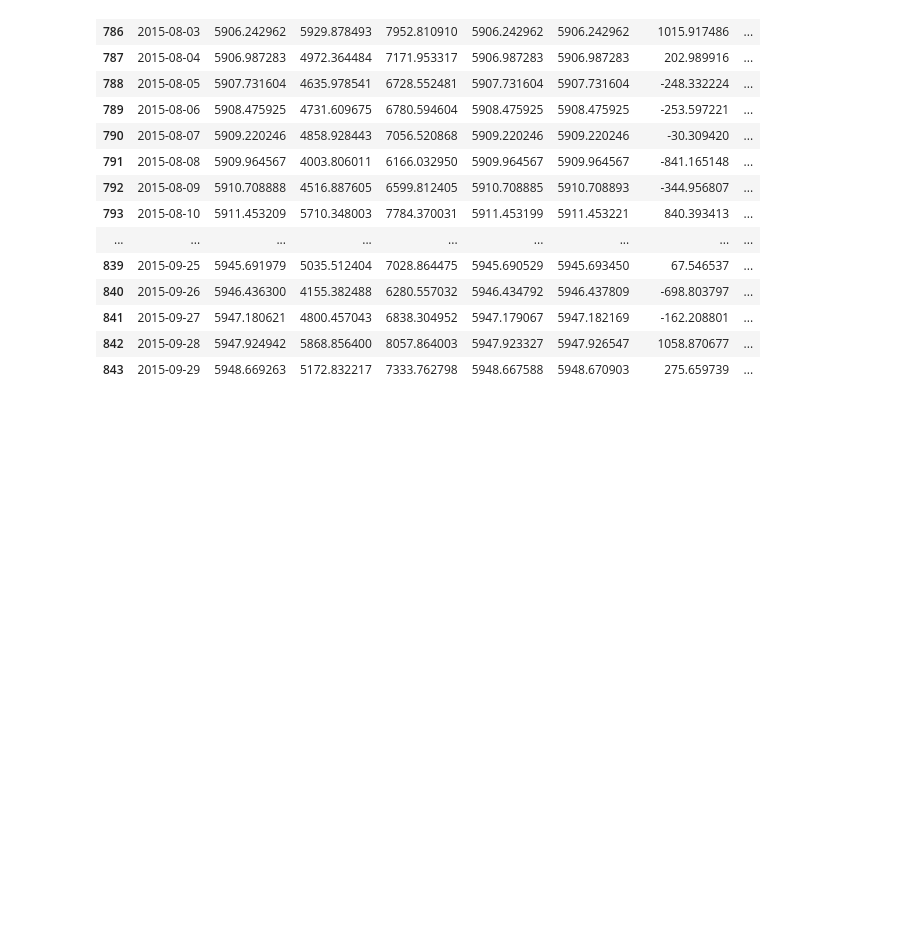
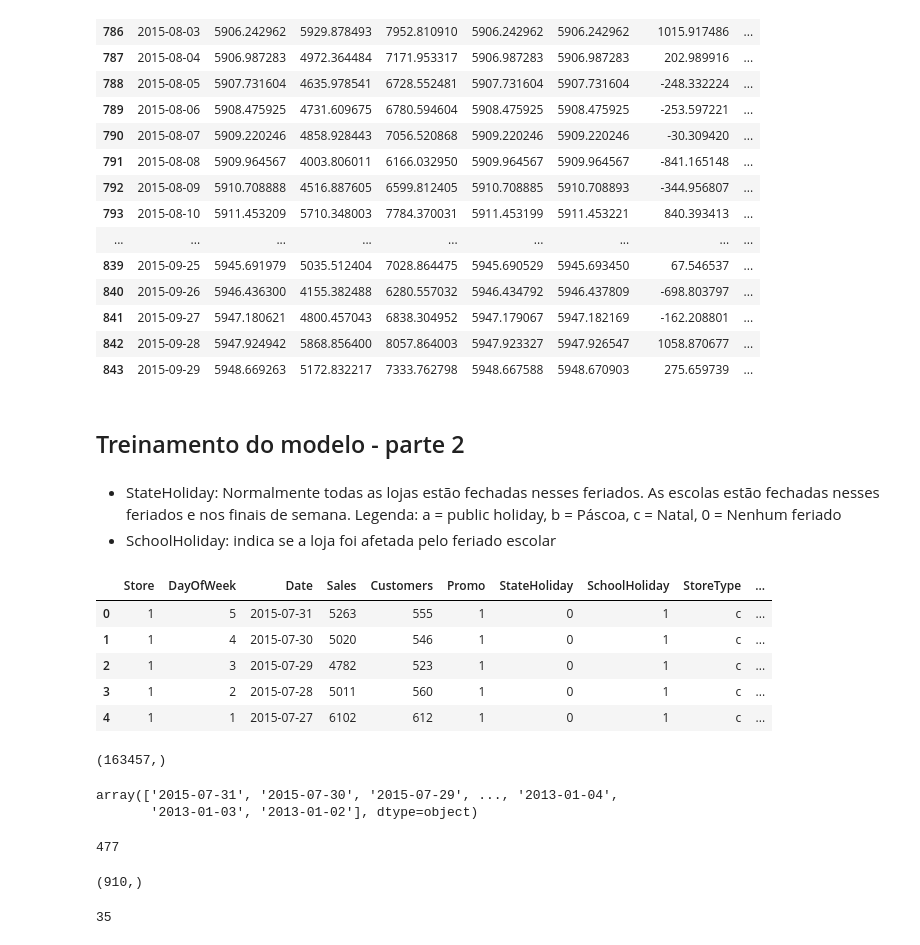
Before and after one commit to FelixEbenezer/ML_DataSicence_IA_Business, a Jupyter notebook: DS_Business_Vente.ipynb, the cells around one changed output. Cells and saved outputs as stored; diff of their text form; code cells hidden in the pictures; blank space fills up the shorter version.

```diff
--- a/DS_Business_Vente.ipynb
+++ b/DS_Business_Vente.ipynb
@@ -580,3 +580,9 @@ df_prediction.tail(60)
 #Et du coup on doit envoyer ces données au department de vente pour voir les previsions préconisées
 # %%
 df_prediction.tail(60).to_csv('previsoes_vendas.csv')
+# %% [markdown]
+## Treinamento do modelo - parte 2
+# %% [markdown]
+
+   - StateHoliday: Normalmente todas as lojas estão fechadas nesses feriados. As escolas estão fechadas nesses feriados e nos finais de semana. Legenda: a = public holiday, b = Páscoa, c = Natal, 0 = Nenhum feriado
+   - SchoolHoliday: indica se a loja foi afetada pelo feriado escolar
@@ -582,0 +603,23 @@ df_prediction.tail(60).to_csv('previsoes_vendas.csv')
+# %%
+sales_train_all_df.head()
+# %% [output]
+|  | Store | DayOfWeek | Date | Sales | Customers | Promo | StateHoliday | SchoolHoliday | StoreType | ... |
+| 0 | 1 | 5 | 2015-07-31 | 5263 | 555 | 1 | 0 | 1 | c | ... |
+| 1 | 1 | 4 | 2015-07-30 | 5020 | 546 | 1 | 0 | 1 | c | ... |
+| 2 | 1 | 3 | 2015-07-29 | 4782 | 523 | 1 | 0 | 1 | c | ... |
+| 3 | 1 | 2 | 2015-07-28 | 5011 | 560 | 1 | 0 | 1 | c | ... |
+| 4 | 1 | 1 | 2015-07-27 | 6102 | 612 | 1 | 0 | 1 | c | ... |
+# %%
+school_holidays = sales_train_all_df[sales_train_all_df['SchoolHoliday'] == 1].loc[:, 'Date'].values
+school_holidays.shape
+# %% [output]
+(163457,)
+# %%
+school_holidays
+# %% [output]
+array(['2015-07-31', '2015-07-30', '2015-07-29', ..., '2013-01-04',
+       '2013-01-03', '2013-01-02'], dtype=object)
+# %%
+len(np.unique(school_holidays))
+# %% [output]
+477
@@ -582,0 +630,8 @@ df_prediction.tail(60).to_csv('previsoes_vendas.csv')
+# %%
+state_holidays.shape
+# %% [output]
+(910,)
+# %%
+len(np.unique(state_holidays))
+# %% [output]
+35
```
Also changed, not shown: parts of 7 cells of this notebook.
